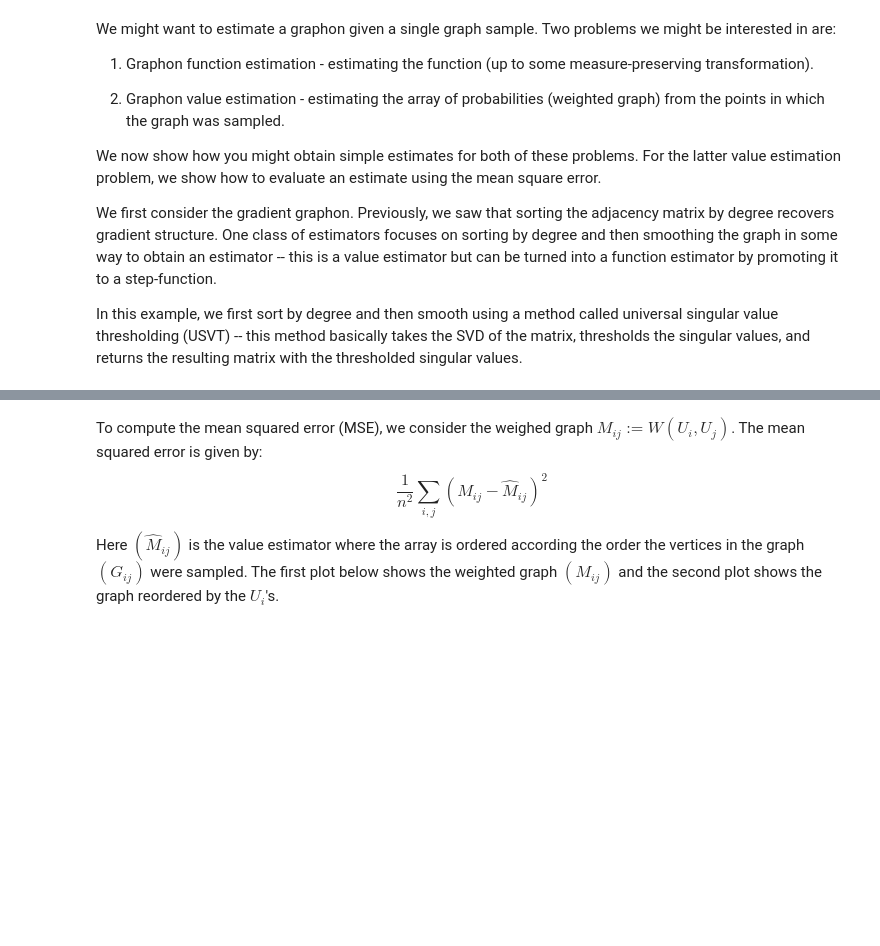
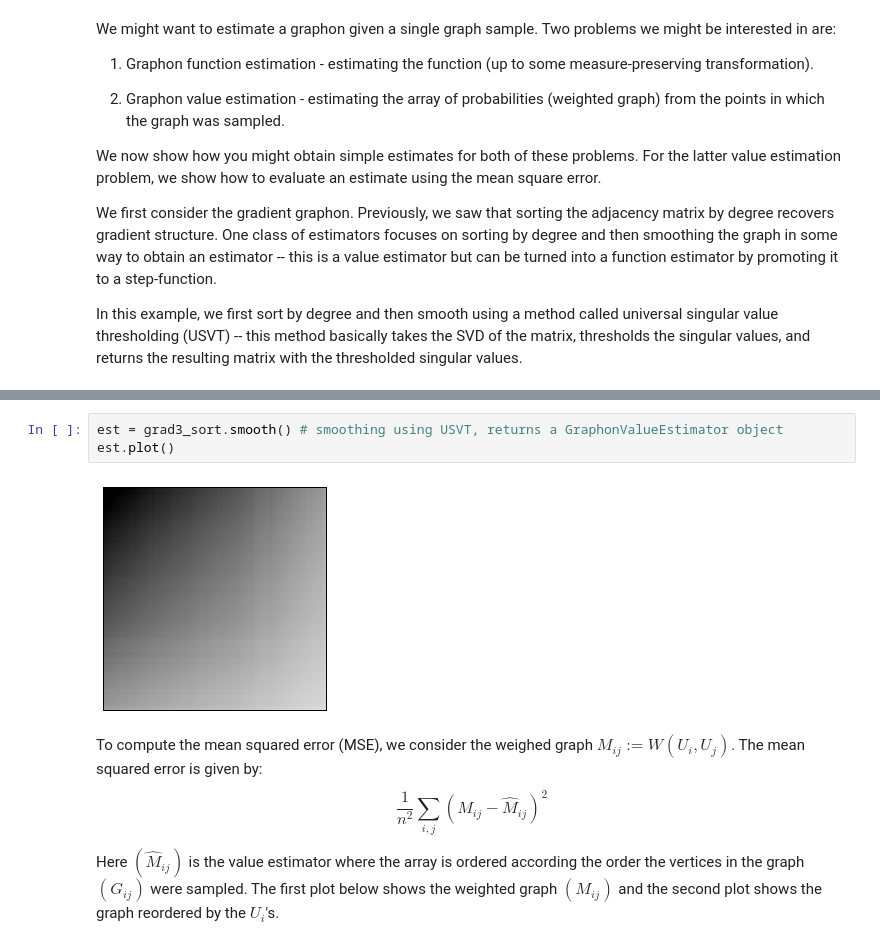
Before and after one commit to dicai/pygraphon, a Jupyter notebook: ipynb/basics.ipynb, the cells around one changed output, grey strips where cells are left out. Cells and saved outputs as stored; diff of their text form; blank space fills up the shorter version.

```diff
--- a/ipynb/basics.ipynb
+++ b/ipynb/basics.ipynb
@@ -233,6 +237,11 @@ grad.plot(title='Gradient graphon')
 [figure]
 [figure]
 [figure]
+# %%
+est = grad3_sort.smooth() # smoothing using USVT, returns a GraphonValueEstimator object
+est.plot()
+# %% [output]
+[figure, added]
 # %% [markdown]
 To compute the mean squared error (MSE), we consider the weighed graph $M_{ij} := W(U_i, U_j)$. The mean squared error is given by:
 $$\frac{1}{n^2}\sum_{i,j} \left(M_{ij} - \widehat{M}_{ij}\right)^2$$
```
Also changed, not shown: parts of 26 cells of this notebook, 12 other files.
